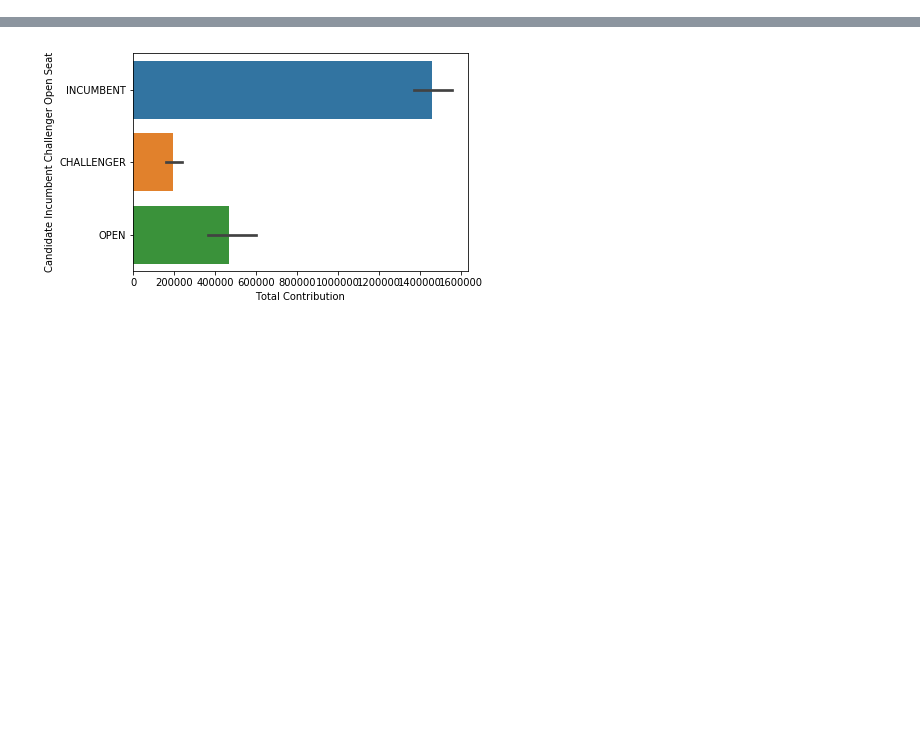
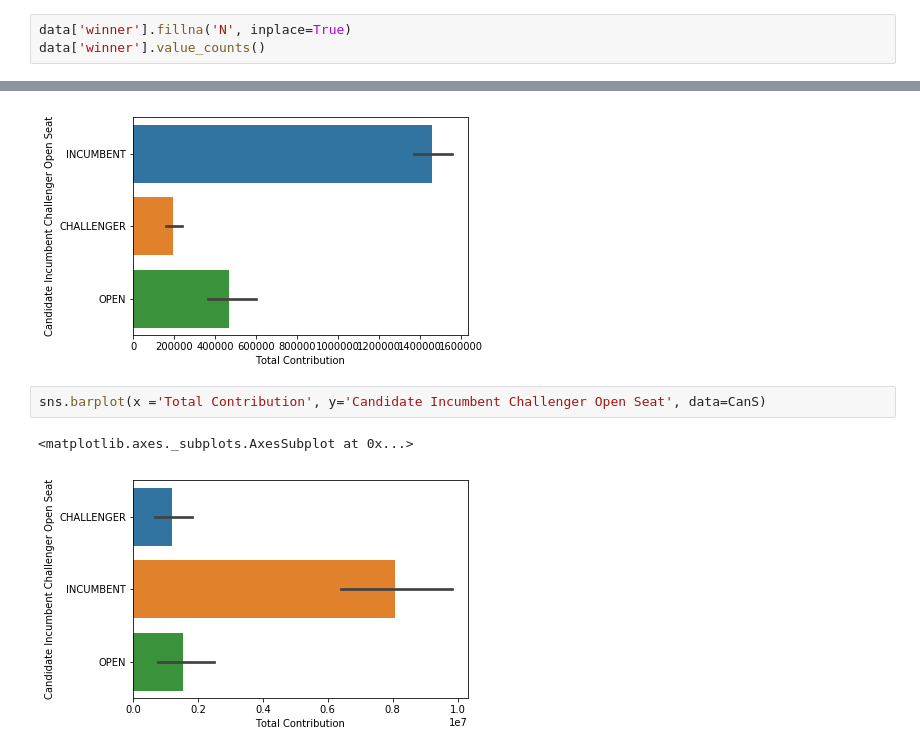
Before and after one commit to AimeeLP/CampaignData, a Jupyter notebook: 2016 US Campaign Data Review.ipynb, the cells around one changed output, grey strips where cells are left out. Saved outputs shown, nothing was run; the diff lists cells and outputs as text; blank space fills up the shorter version.

```diff
--- a/2016 US Campaign Data Review.ipynb
+++ b/2016 US Campaign Data Review.ipynb
@@ -73,0 +68,3 @@ Name: winner, dtype: int64
+# %%
+data['winner'].fillna('N', inplace=True)
+data['winner'].value_counts()
@@ -142,3 +143,8 @@ sns.barplot(x ='Total Contribution', y='Candidate Incumbent Challenger Open Seat
 # %% [output]
 <matplotlib.axes._subplots.AxesSubplot at 0x...>
 [figure]
+# %%
+sns.barplot(x ='Total Contribution', y='Candidate Incumbent Challenger Open Seat', data=CanS)
+# %% [output]
+<matplotlib.axes._subplots.AxesSubplot at 0x...>
+[figure, added]
```
Also changed, not shown: parts of 4 cells of this notebook.
